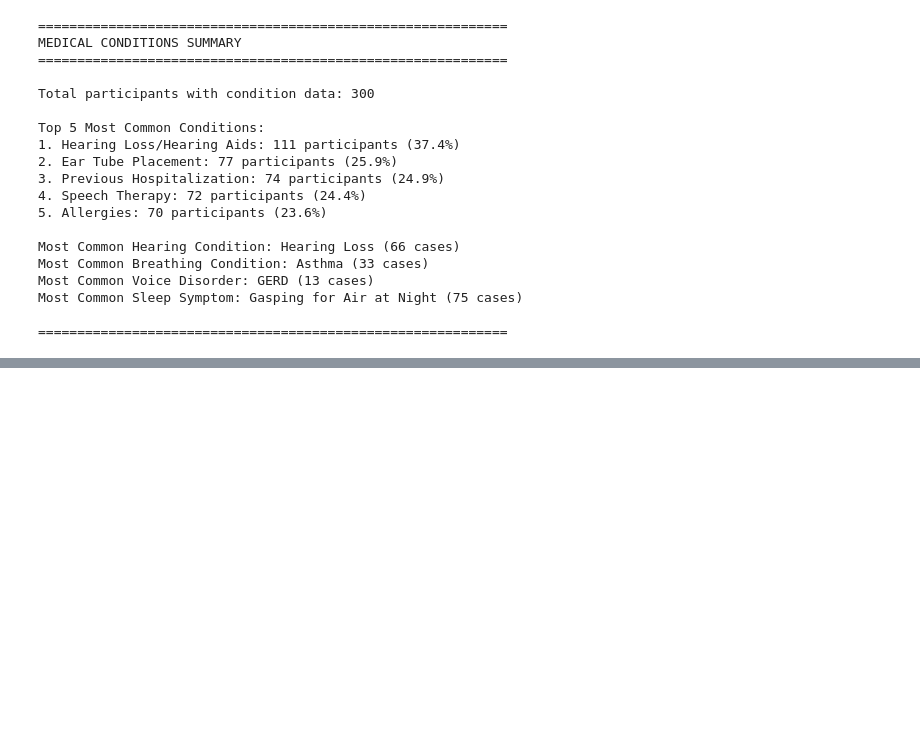
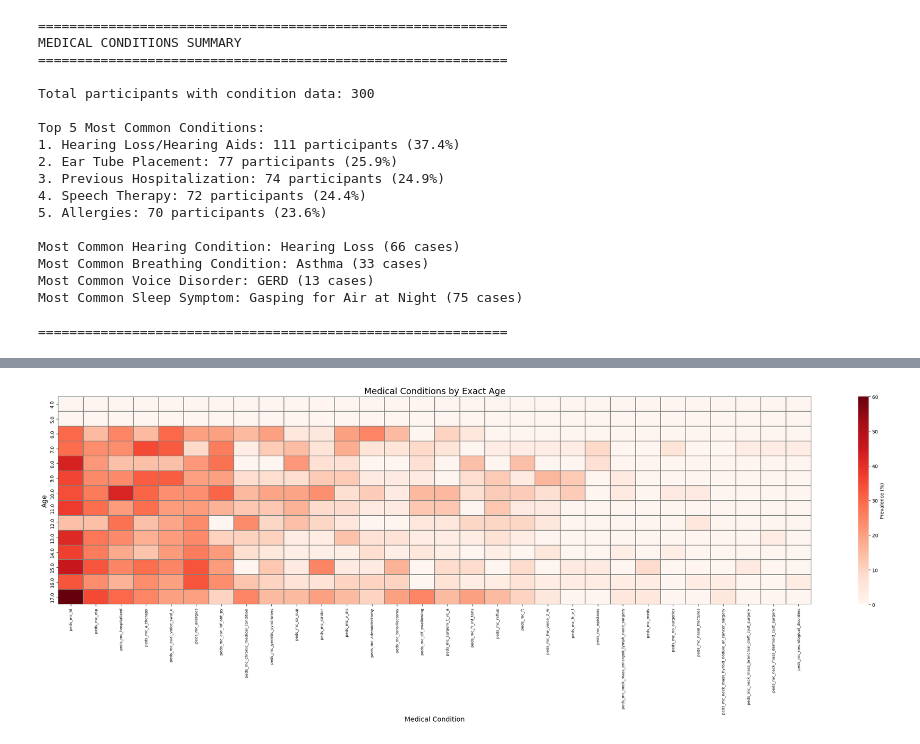
Before and after one commit to robotics4good/aces-b2ai, a Jupyter notebook: medical_conditions_visualization.ipynb, the cells around one changed output, grey strips where cells are left out. Saved outputs shown, nothing was run; the diff lists cells and outputs as text; code cells hidden in the pictures; blank space fills up the shorter version.

```diff
--- a/medical_conditions_visualization.ipynb
+++ b/medical_conditions_visualization.ipynb
@@ -369,0 +548,23 @@ Most Common Sleep Symptom: Gasping for Air at Night (75 cases)
+# %%
+plt.figure(figsize=(28, 10))  # 🔥 increase size
+
+sns.heatmap(
+    heatmap_data,
+    cmap="Reds",
+    annot=False,
+    linewidths=0.3,           # subtle grid lines
+    linecolor="gray",
+    cbar_kws={"label": "Prevalence (%)"}
+)
+
+plt.title("Medical Conditions by Exact Age", fontsize=18)
+plt.xlabel("Medical Condition", fontsize=14)
+plt.ylabel("Age", fontsize=14)
+
+plt.xticks(rotation=90, fontsize=8)   # 🔥 vertical labels (key)
+plt.yticks(fontsize=10)
+
+plt.tight_layout()
+plt.show()
+# %% [output]
+[figure, added]
```
Also changed, not shown: parts of 10 cells of this notebook, 20 other files.
